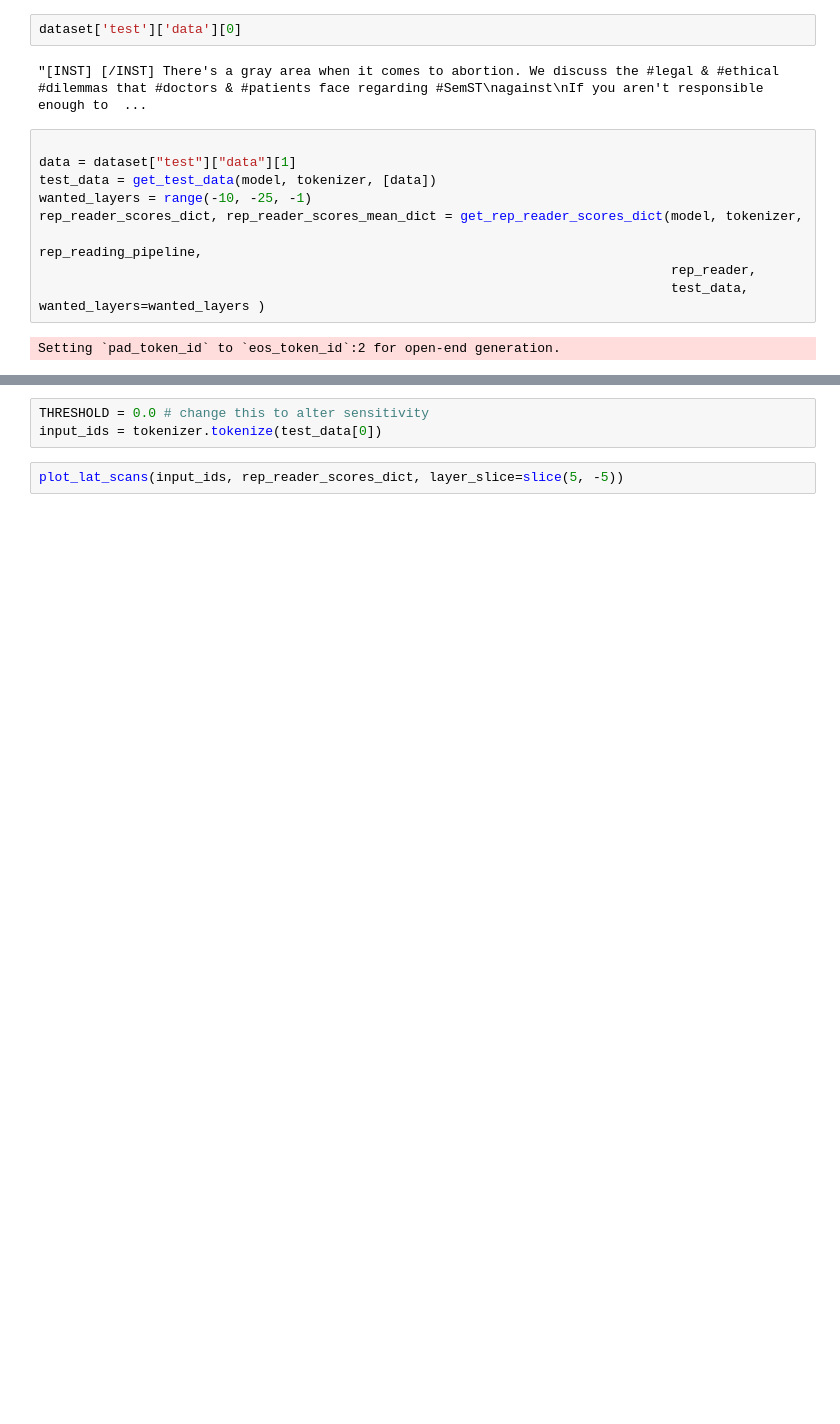
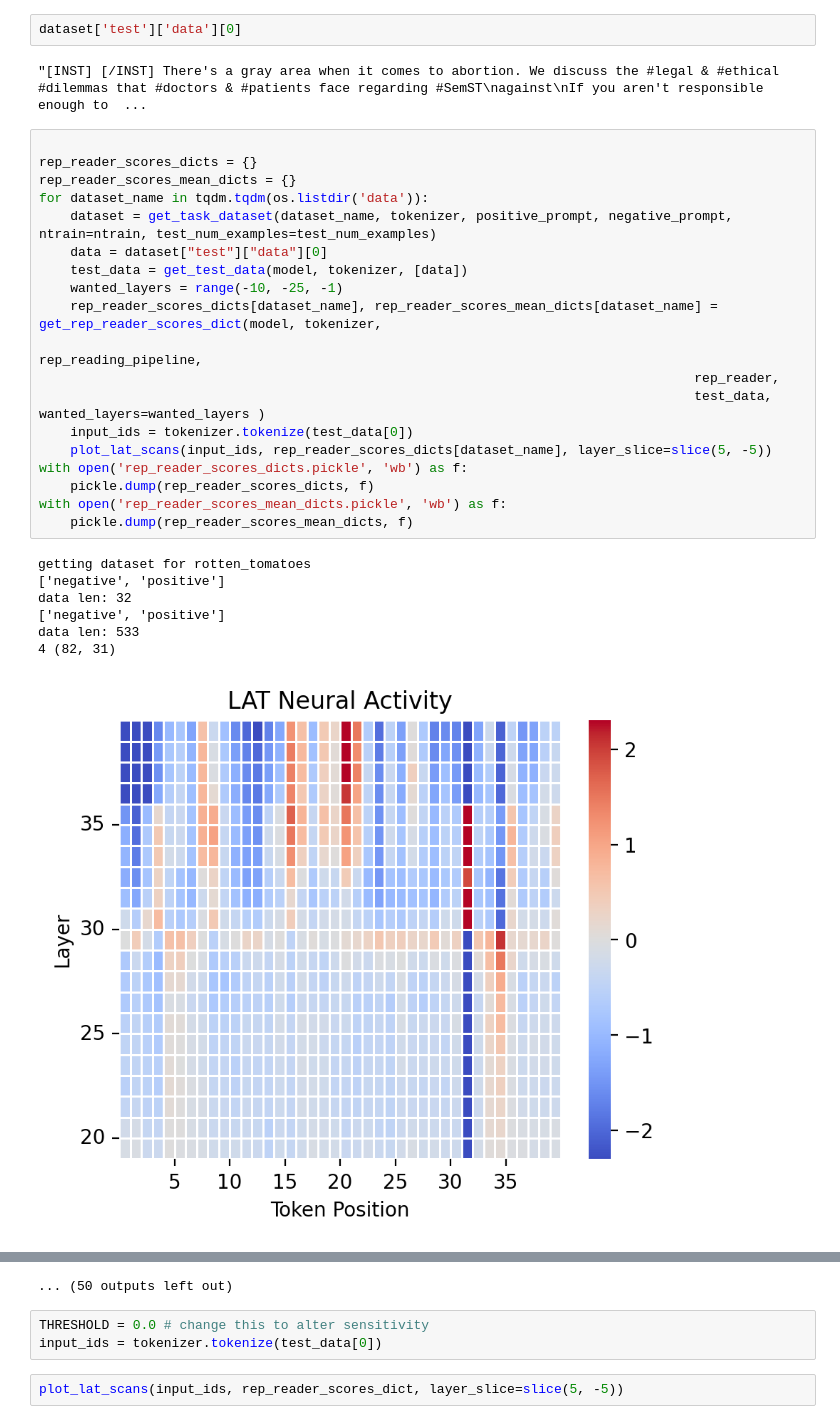
Before and after one commit to alex-t-hu/rep_e_icl, a Jupyter notebook: rep_e_icl/benchmark/cross_dataset_scores.ipynb, the cells around one changed output, grey strips where cells are left out. Drawn from its saved outputs; the diff is of its cells as text; blank space fills up the shorter version.

Commit message:
cross dataset pipoeline oautputs workiong

```diff
--- a/rep_e_icl/benchmark/cross_dataset_scores.ipynb
+++ b/rep_e_icl/benchmark/cross_dataset_scores.ipynb
@@ -148,14 +148,30 @@ plot_correlation(rep_reader, H_tests, hidden_layers)
 dataset['test']['data'][0]
 # %% [output]
 "[INST] [/INST] There's a gray area when it comes to abortion. We discuss the #legal & #ethical #dilemmas that #doctors & #patients face regarding #SemST\nagainst\nIf you aren't responsible enough to  ...
-# %%
-
-data = dataset["test"]["data"][1]
-test_data = get_test_data(model, tokenizer, [data])
-wanted_layers = range(-10, -25, -1)
-rep_reader_scores_dict, rep_reader_scores_mean_dict = get_rep_reader_scores_dict(model, tokenizer,
-                                                                                 rep_reading_pipeline,
-                                                                                 rep_reader,
-                                                                                 test_data, wanted_layers=wanted_layers )
-# %% [output]
-Setting `pad_token_id` to `eos_token_id`:2 for open-end generation.
+# %%
+
+rep_reader_scores_dicts = {}
+rep_reader_scores_mean_dicts = {}
+for dataset_name in tqdm.tqdm(os.listdir('data')):
+    dataset = get_task_dataset(dataset_name, tokenizer, positive_prompt, negative_prompt, ntrain=ntrain, test_num_examples=test_num_examples)
+    data = dataset["test"]["data"][0]
+    test_data = get_test_data(model, tokenizer, [data])
+    wanted_layers = range(-10, -25, -1)
+    rep_reader_scores_dicts[dataset_name], rep_reader_scores_mean_dicts[dataset_name] = get_rep_reader_scores_dict(model, tokenizer,
+                                                                                    rep_reading_pipeline,
+                                                                                    rep_reader,
+                                                                                    test_data, wanted_layers=wanted_layers )
+    input_ids = tokenizer.tokenize(test_data[0])
+    plot_lat_scans(input_ids, rep_reader_scores_dicts[dataset_name], layer_slice=slice(5, -5))
+with open('rep_reader_scores_dicts.pickle', 'wb') as f:
+    pickle.dump(rep_reader_scores_dicts, f)
+with open('rep_reader_scores_mean_dicts.pickle', 'wb') as f:
+    pickle.dump(rep_reader_scores_mean_dicts, f)
+# %% [output]
+getting dataset for rotten_tomatoes
+['negative', 'positive']
+data len: 32
+['negative', 'positive']
+data len: 533
+4 (82, 31)
+[figure, added]
@@ -162,3 +213,4 @@ Setting `pad_token_id` to `eos_token_id`:2 for open-end generation.
+... (50 outputs left out)
 # %%
 THRESHOLD = 0.0 # change this to alter sensitivity
 input_ids = tokenizer.tokenize(test_data[0])
```
Also changed, not shown: parts of 8 cells of this notebook, 5 other files.
